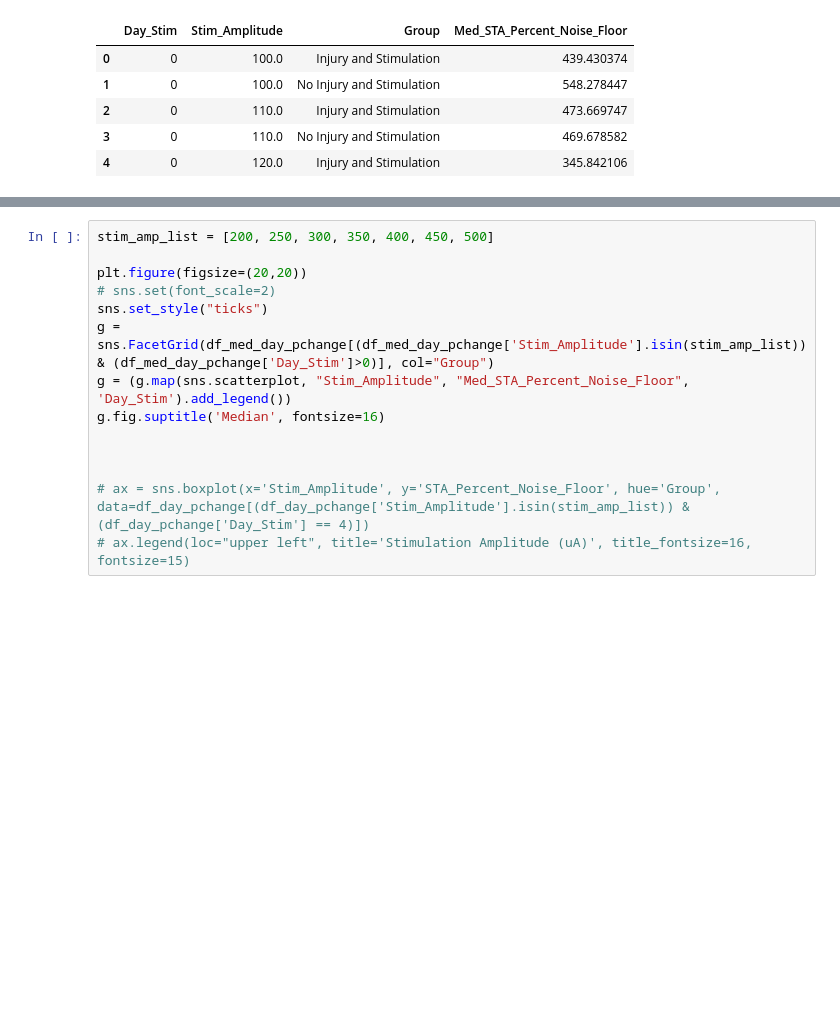
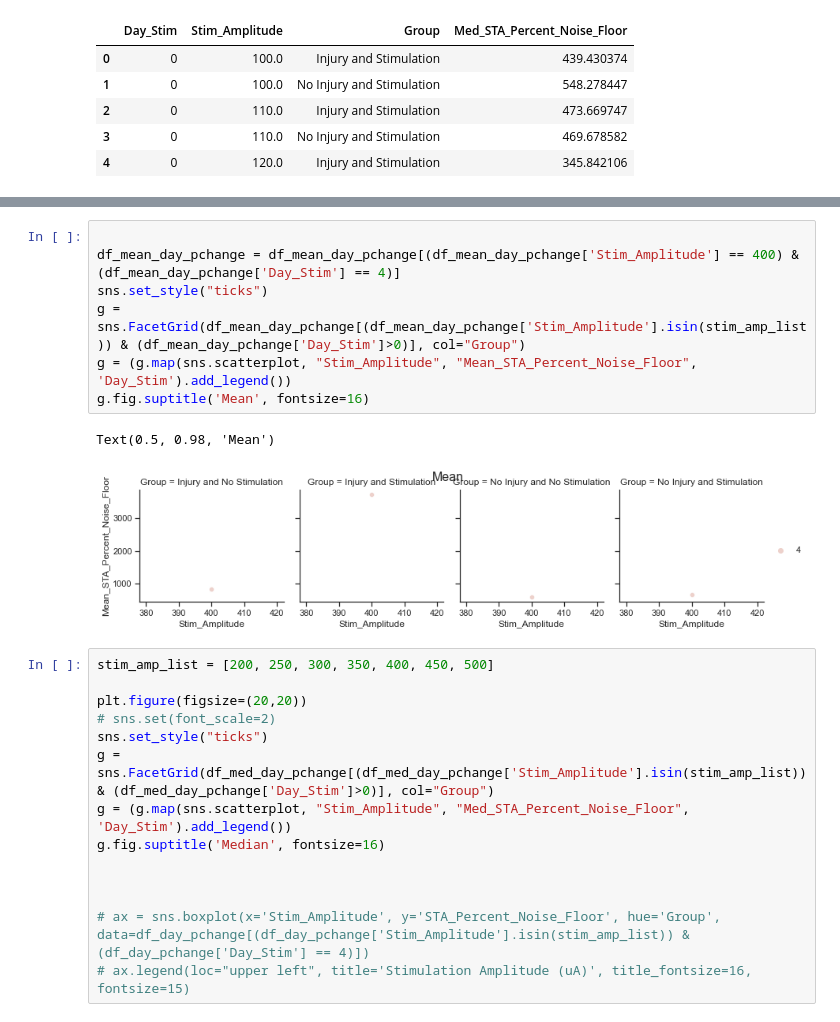
Before and after one commit to IanGMalone/Evoked_Potential_Analysis, a Jupyter notebook: Motor Evoked Potential Analyses.ipynb, the cells around one changed output, grey strips where cells are left out. Cells and saved outputs as stored; diff of their text form; blank space fills up the shorter version.

```diff
--- a/Motor Evoked Potential Analyses.ipynb
+++ b/Motor Evoked Potential Analyses.ipynb
@@ -413,3 +678,13 @@ Text(0.5, 0.98, 'Mean')
+# %%
+
+df_mean_day_pchange = df_mean_day_pchange[(df_mean_day_pchange['Stim_Amplitude'] == 400) & (df_mean_day_pchange['Day_Stim'] == 4)]
+sns.set_style("ticks")
+g = sns.FacetGrid(df_mean_day_pchange[(df_mean_day_pchange['Stim_Amplitude'].isin(stim_amp_list)) & (df_mean_day_pchange['Day_Stim']>0)], col="Group")
+g = (g.map(sns.scatterplot, "Stim_Amplitude", "Mean_STA_Percent_Noise_Floor", 'Day_Stim').add_legend())
+g.fig.suptitle('Mean', fontsize=16)
+# %% [output]
+Text(0.5, 0.98, 'Mean')
+[figure, added]
 # %%
 stim_amp_list = [200, 250, 300, 350, 400, 450, 500]
 
```
Also changed, not shown: parts of 30 cells of this notebook.
